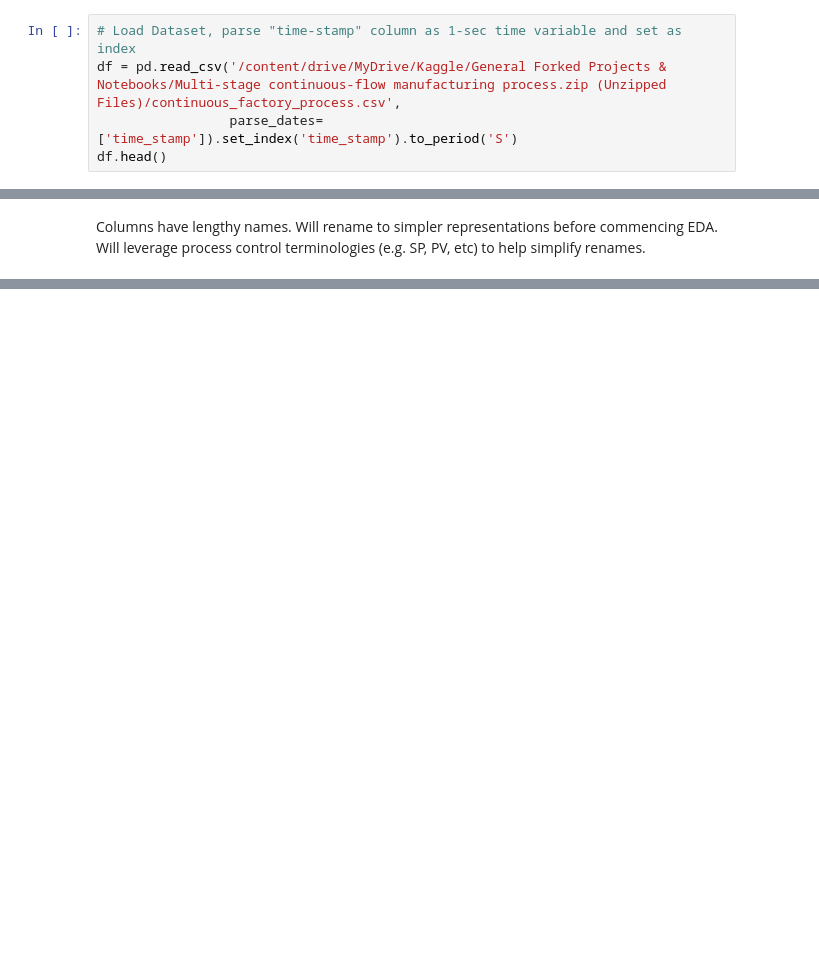
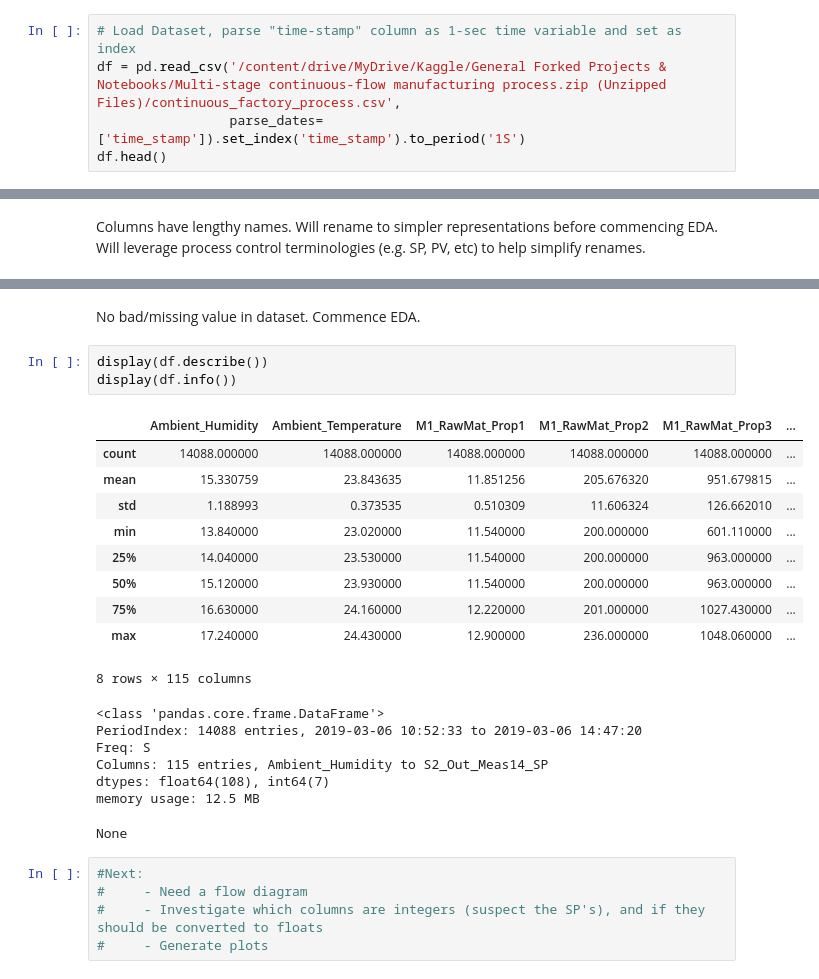
Before and after one commit to gbadeleye/Manufacturing-Projects, a Jupyter notebook: Multistage_Continuous_Flow_EDA.ipynb, the cells around one changed output, grey strips where cells are left out. Saved outputs shown, nothing was run; the diff lists cells and outputs as text; blank space fills up the shorter version.

```diff
--- a/Multistage_Continuous_Flow_EDA.ipynb
+++ b/Multistage_Continuous_Flow_EDA.ipynb
@@ -10,7 +10,7 @@ from IPython.display import display
 # %%
 # Load Dataset, parse "time-stamp" column as 1-sec time variable and set as index
 df = pd.read_csv('/content/drive/MyDrive/Kaggle/General Forked Projects & Notebooks/Multi-stage continuous-flow manufacturing process.zip (Unzipped Files)/continuous_factory_process.csv',
-                 parse_dates=['time_stamp']).set_index('time_stamp').to_period('S')
+                 parse_dates=['time_stamp']).set_index('time_stamp').to_period('1S')
 df.head()
 # %% [output]
 |  | AmbientConditions.AmbientHumidity... | AmbientConditions.AmbientTemperat... | Machine1.RawMaterial.Property1 | Machine1.RawMaterial.Property2 | ... |
@@ -148,0 +197,28 @@ col_newnames={'AmbientConditions.AmbientHumidity.U.Actual':'Ambient_Humidity',
+# %% [markdown]
+No bad/missing value in dataset. Commence EDA.
+# %%
+display(df.describe())
+display(df.info())
+# %% [output]
+|  | Ambient_Humidity | Ambient_Temperature | M1_RawMat_Prop1 | M1_RawMat_Prop2 | M1_RawMat_Prop3 | ... |
+| count | 14088.000000 | 14088.000000 | 14088.000000 | 14088.000000 | 14088.000000 | ... |
+| mean | 15.330759 | 23.843635 | 11.851256 | 205.676320 | 951.679815 | ... |
+| std | 1.188993 | 0.373535 | 0.510309 | 11.606324 | 126.662010 | ... |
+| min | 13.840000 | 23.020000 | 11.540000 | 200.000000 | 601.110000 | ... |
+| 25% | 14.040000 | 23.530000 | 11.540000 | 200.000000 | 963.000000 | ... |
+| 50% | 15.120000 | 23.930000 | 11.540000 | 200.000000 | 963.000000 | ... |
+| 75% | 16.630000 | 24.160000 | 12.220000 | 201.000000 | 1027.430000 | ... |
+| max | 17.240000 | 24.430000 | 12.900000 | 236.000000 | 1048.060000 | ... |
+8 rows × 115 columns
+<class 'pandas.core.frame.DataFrame'>
+PeriodIndex: 14088 entries, 2019-03-06 10:52:33 to 2019-03-06 14:47:20
+Freq: S
+Columns: 115 entries, Ambient_Humidity to S2_Out_Meas14_SP
+dtypes: float64(108), int64(7)
+memory usage: 12.5 MB
+None
+# %%
+#Next:
+#     - Need a flow diagram
+#     - Investigate which columns are integers (suspect the SP's), and if they should be converted to floats
+#     - Generate plots
```
Also changed, not shown: parts of 4 cells of this notebook.
